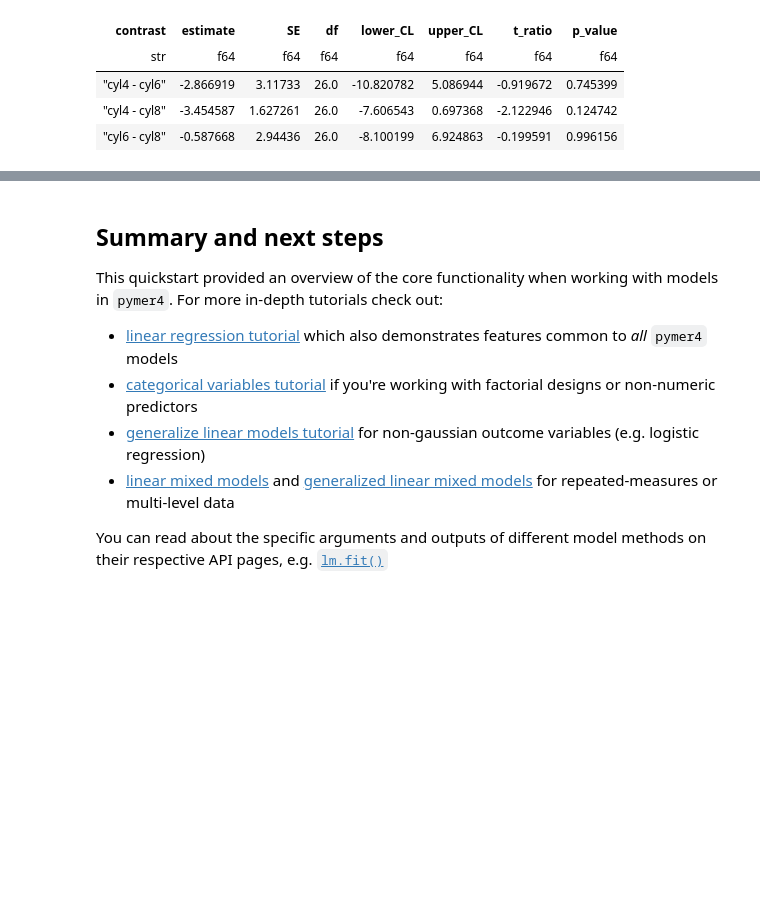
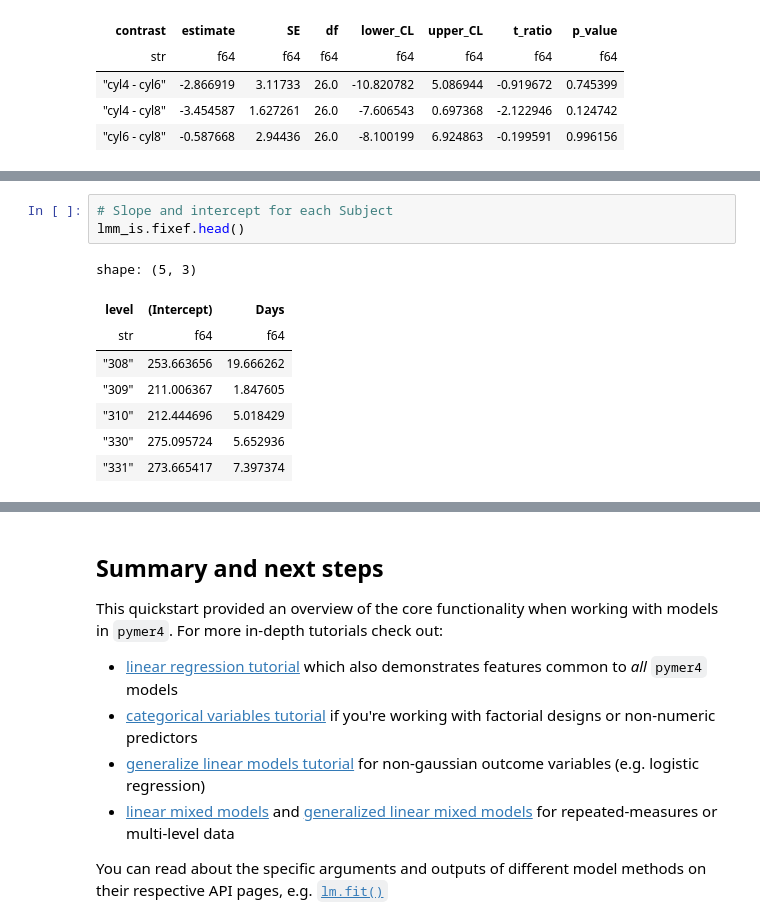
Before and after one commit to ejolly/pymer4, a Jupyter notebook: docs/pages/quickstart.ipynb, the cells around one changed output, grey strips where cells are left out. Saved outputs shown, nothing was run; the diff lists cells and outputs as text; blank space fills up the shorter version.

```diff
--- a/docs/pages/quickstart.ipynb
+++ b/docs/pages/quickstart.ipynb
@@ -448,0 +481,12 @@ shape: (3, 8)
+# %%
+# Slope and intercept for each Subject
+lmm_is.fixef.head()
+# %% [output]
+shape: (5, 3)
+| level | (Intercept) | Days |
+| str | f64 | f64 |
+| "308" | 253.663656 | 19.666262 |
+| "309" | 211.006367 | 1.847605 |
+| "310" | 212.444696 | 5.018429 |
+| "330" | 275.095724 | 5.652936 |
+| "331" | 273.665417 | 7.397374 |
```
Also changed, not shown: parts of 45 cells of this notebook, 14 other files.
